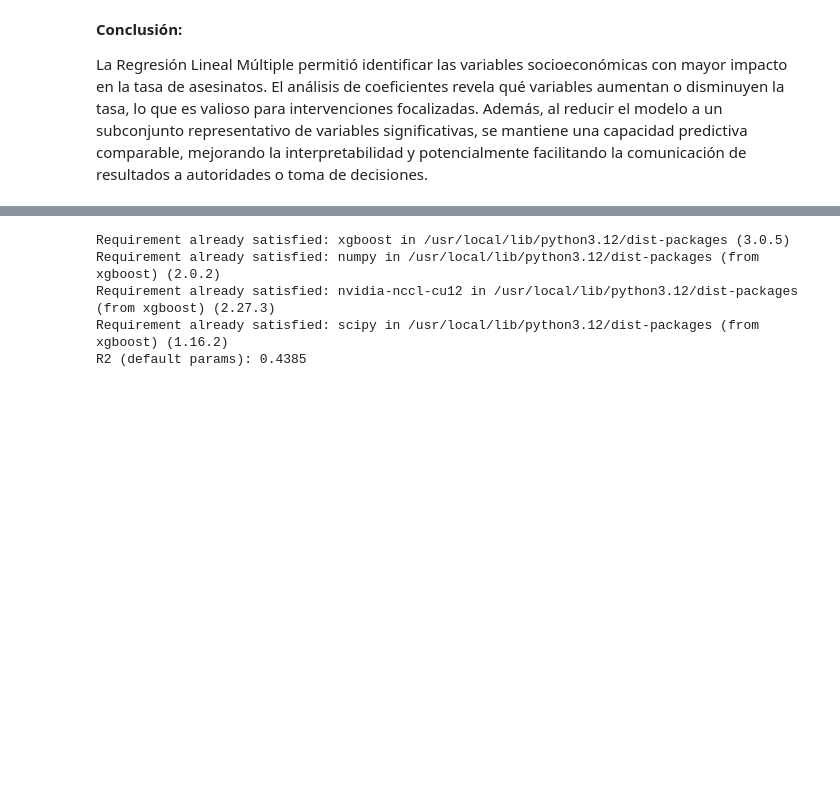
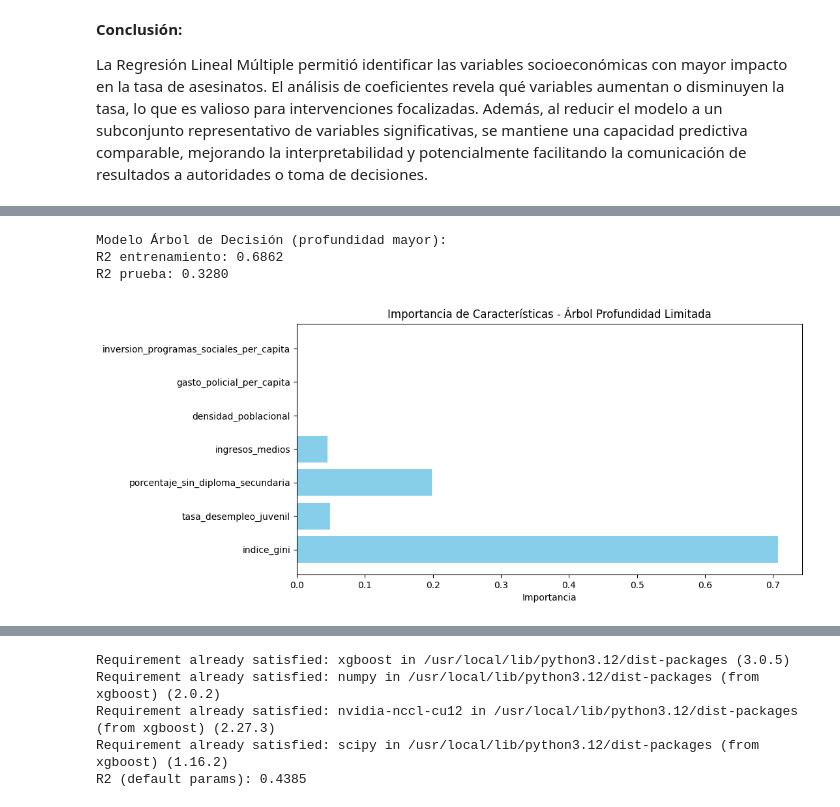
Before and after one commit to RicardoVilla0/MachineLearning, a Jupyter notebook: Unidad 2/ProyUni2.ipynb, the cells around one changed output, grey strips where cells are left out. Drawn from its saved outputs; the diff is of its cells as text; code cells hidden in the pictures; blank space fills up the shorter version.

```diff
--- a/Unidad 2/ProyUni2.ipynb
+++ b/Unidad 2/ProyUni2.ipynb
@@ -148,0 +197,24 @@ mejorando la interpretabilidad y potencialmente facilitando la comunicación de
+# %%
+y_pred_train_deep = tree_deep.predict(X_train)
+y_pred_test_deep = tree_deep.predict(X_test)
+r2_train_deep = r2_score(y_train, y_pred_train_deep)
+r2_test_deep = r2_score(y_test, y_pred_test_deep)
+
+print("Modelo Árbol de Decisión (profundidad mayor):")
+print(f"R2 entrenamiento: {r2_train_deep:.4f}")
+print(f"R2 prueba: {r2_test_deep:.4f}")
+# %% [output]
+Modelo Árbol de Decisión (profundidad mayor):
+R2 entrenamiento: 0.6862
+R2 prueba: 0.3280
+# %%
+importances_limited = tree_limited.feature_importances_
+importances_deep = tree_deep.feature_importances_
+# %%
+plt.figure(figsize=(10,5))
+plt.barh(X.columns, importances_limited, color='skyblue')
+plt.xlabel("Importancia")
+plt.title("Importancia de Características - Árbol Profundidad Limitada")
+plt.show()
+# %% [output]
+[figure, added]
```
Also changed, not shown: parts of 13 cells of this notebook.
